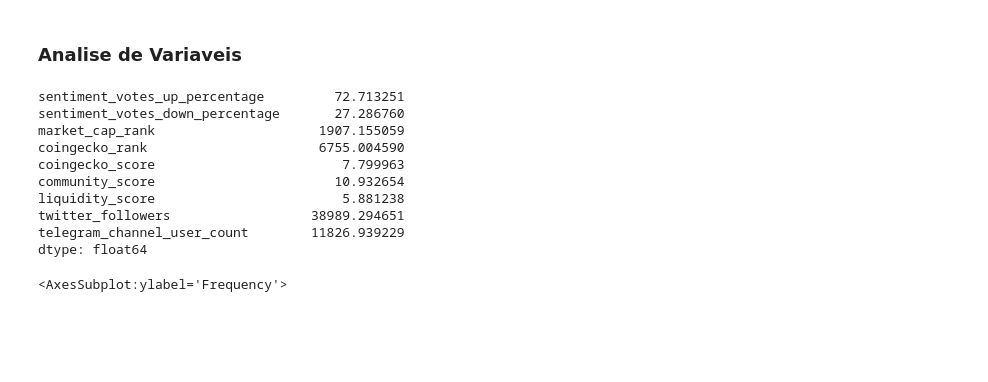
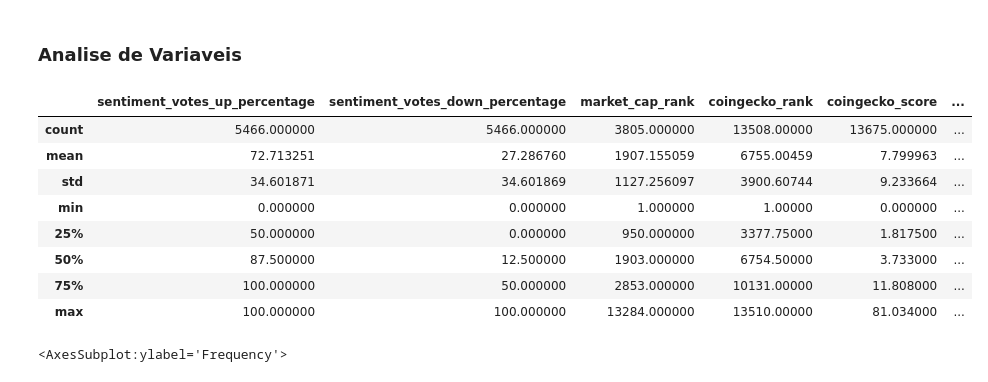
Before and after one commit to dmdp943/Web3-Project, a Jupyter notebook: notebooks/ModeloInicial-Leo.ipynb, the cells around one changed output. Saved outputs shown, nothing was run; the diff lists cells and outputs as text; code cells hidden in the pictures; blank space fills up the shorter version.

```diff
--- a/notebooks/ModeloInicial-Leo.ipynb
+++ b/notebooks/ModeloInicial-Leo.ipynb
@@ -45,0 +77,2 @@ memory usage: 1.8+ MB
+# %%
+df = pd.get_dummies(catHandler)
@@ -48,18 +149,17 @@ memory usage: 1.8+ MB
 # %% [markdown]
 ###  Analise de Variaveis
 # %%
-df.mean()
+df.describe()
 # %% [output]
-sentiment_votes_up_percentage         72.713251
-sentiment_votes_down_percentage       27.286760
-market_cap_rank                     1907.155059
-coingecko_rank                      6755.004590
-coingecko_score                        7.799963
-community_score                       10.932654
-liquidity_score                        5.881238
-twitter_followers                  38989.294651
-telegram_channel_user_count        11826.939229
-dtype: float64
+|  | sentiment_votes_up_percentage | sentiment_votes_down_percentage | market_cap_rank | coingecko_rank | coingecko_score | ... |
+| count | 5466.000000 | 5466.000000 | 3805.000000 | 13508.00000 | 13675.000000 | ... |
+| mean | 72.713251 | 27.286760 | 1907.155059 | 6755.00459 | 7.799963 | ... |
+| std | 34.601871 | 34.601869 | 1127.256097 | 3900.60744 | 9.233664 | ... |
+| min | 0.000000 | 0.000000 | 1.000000 | 1.00000 | 0.000000 | ... |
+| 25% | 50.000000 | 0.000000 | 950.000000 | 3377.75000 | 1.817500 | ... |
+| 50% | 87.500000 | 12.500000 | 1903.000000 | 6754.50000 | 3.733000 | ... |
+| 75% | 100.000000 | 50.000000 | 2853.000000 | 10131.00000 | 11.808000 | ... |
+| max | 100.000000 | 100.000000 | 13284.000000 | 13510.00000 | 81.034000 | ... |
 # %%
 df[df['coingecko_rank'] != 0]['coingecko_rank'].plot(kind='hist', bins=1500)
 # %% [output]
```
Also changed, not shown: parts of 15 cells of this notebook, 1 other file.
